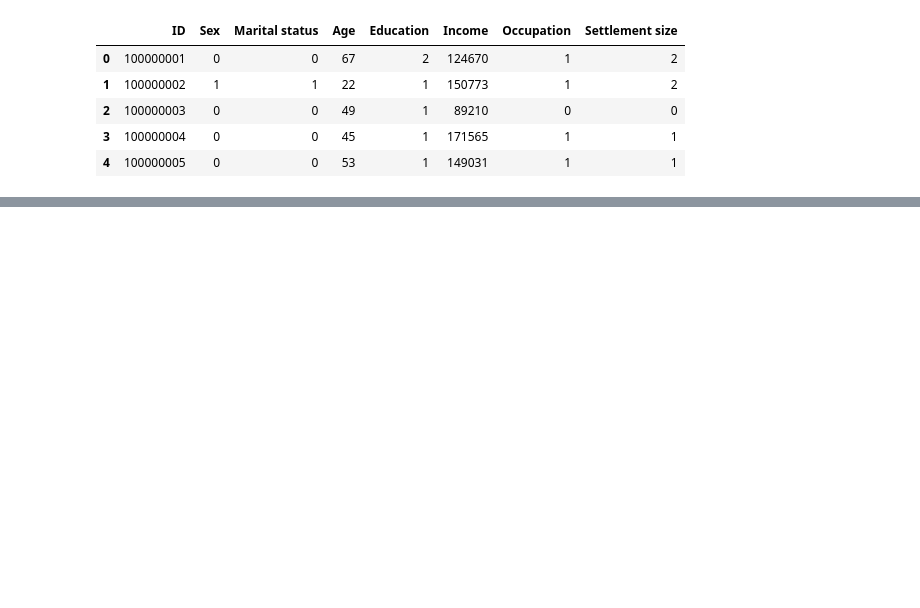
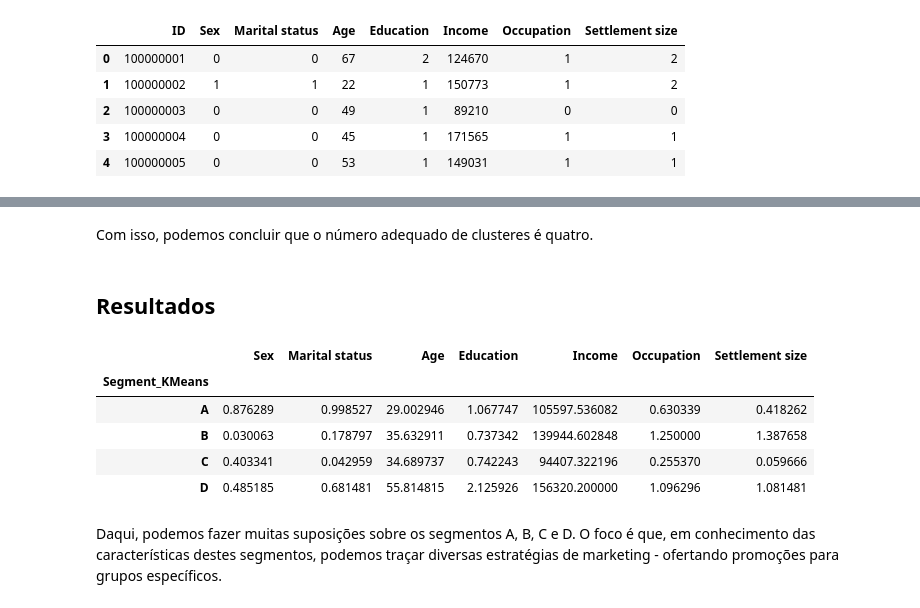
Before and after one commit to MarkfySoftware/markfy-datascience, a Jupyter notebook: MarfkyAI.ipynb, the cells around one changed output, grey strips where cells are left out. Saved outputs shown, nothing was run; the diff lists cells and outputs as text; code cells hidden in the pictures; blank space fills up the shorter version.

```diff
--- a/MarfkyAI.ipynb
+++ b/MarfkyAI.ipynb
@@ -45,0 +144,21 @@ customer.head()
+# %% [markdown]
+Com isso, podemos concluir que o número adequado de clusteres é quatro.
+# %% [markdown]
+## Resultados
+# %%
+customer_segment = customer.copy()
+customer_segment['Segment_KMeans'] = kmeans.labels_
+customer_segment['Segment_KMeans'].replace({0: "A", 1: "B", 2: "C", 3:"D"}, inplace=True)
+
+segment_analysis = customer_segment.groupby(['Segment_KMeans']).mean()
+segment_analysis.drop(['ID'], axis=1, inplace=True)
+segment_analysis.head()
+# %% [output]
+|  | Sex | Marital status | Age | Education | Income | Occupation | Settlement size |
+| Segment_KMeans |  |  |  |  |  |  |  |
+| A | 0.876289 | 0.998527 | 29.002946 | 1.067747 | 105597.536082 | 0.630339 | 0.418262 |
+| B | 0.030063 | 0.178797 | 35.632911 | 0.737342 | 139944.602848 | 1.250000 | 1.387658 |
+| C | 0.403341 | 0.042959 | 34.689737 | 0.742243 | 94407.322196 | 0.255370 | 0.059666 |
+| D | 0.485185 | 0.681481 | 55.814815 | 2.125926 | 156320.200000 | 1.096296 | 1.081481 |
+# %% [markdown]
+Daqui, podemos fazer muitas suposições sobre os segmentos A, B, C e D. O foco é que, em conhecimento das características destes segmentos, podemos traçar diversas estratégias de marketing - ofertando promoções para grupos específicos.
```
Also changed, not shown: parts of 17 cells of this notebook.
